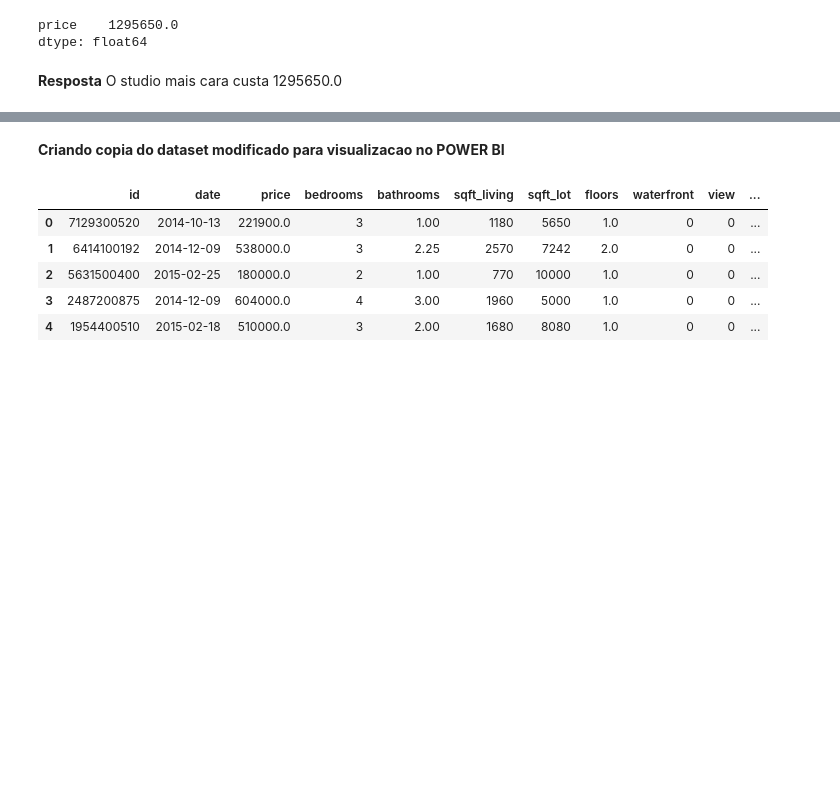
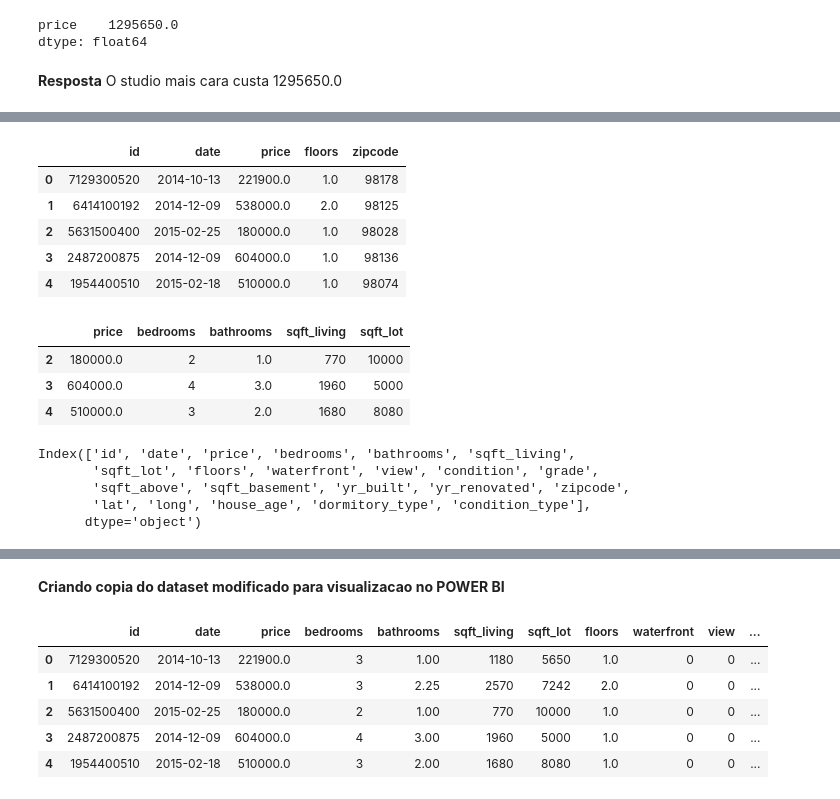
Before and after one commit to TiagoSolon/House_Rocket_Sales, a Jupyter notebook: Aula_02.ipynb, the cells around one changed output, grey strips where cells are left out. Cells and saved outputs as stored; diff of their text form; code cells hidden in the pictures; blank space fills up the shorter version.

```diff
--- a/Aula_02.ipynb
+++ b/Aula_02.ipynb
@@ -441,6 +319,0 @@ Para responder essa questão, será necessário fazer a conversão de pés para
-# %%
-# criando uma nova coluna para receber a conversão
-df['m2_living'] = df['sqft_living'] * 0.092
-
-# verificando o resultado
-df.head()
@@ -501,0 +351,26 @@ df[(df['price'] > 3000000) & (df['bathrooms'] > 2)] . shape[0]
+# %%
+#1. Direto pelo nome das colunas.
+df[["id", "date", "price", "floors", "zipcode"]].head()
+# %% [output]
+|  | id | date | price | floors | zipcode |
+| 0 | 7129300520 | 2014-10-13 | 221900.0 | 1.0 | 98178 |
+| 1 | 6414100192 | 2014-12-09 | 538000.0 | 2.0 | 98125 |
+| 2 | 5631500400 | 2015-02-25 | 180000.0 | 1.0 | 98028 |
+| 3 | 2487200875 | 2014-12-09 | 604000.0 | 1.0 | 98136 |
+| 4 | 1954400510 | 2015-02-18 | 510000.0 | 1.0 | 98074 |
+# %%
+#2. Pelos Índices.
+df.iloc[2:5 ,2:7].head()
+# %% [output]
+|  | price | bedrooms | bathrooms | sqft_living | sqft_lot |
+| 2 | 180000.0 | 2 | 1.0 | 770 | 10000 |
+| 3 | 604000.0 | 4 | 3.0 | 1960 | 5000 |
+| 4 | 510000.0 | 3 | 2.0 | 1680 | 8080 |
+# %%
+df.columns
+# %% [output]
+Index(['id', 'date', 'price', 'bedrooms', 'bathrooms', 'sqft_living',
+       'sqft_lot', 'floors', 'waterfront', 'view', 'condition', 'grade',
+       'sqft_above', 'sqft_basement', 'yr_built', 'yr_renovated', 'zipcode',
+       'lat', 'long', 'house_age', 'dormitory_type', 'condition_type'],
+      dtype='object')
```
Also changed, not shown: parts of 78 cells of this notebook, 3 other files.
